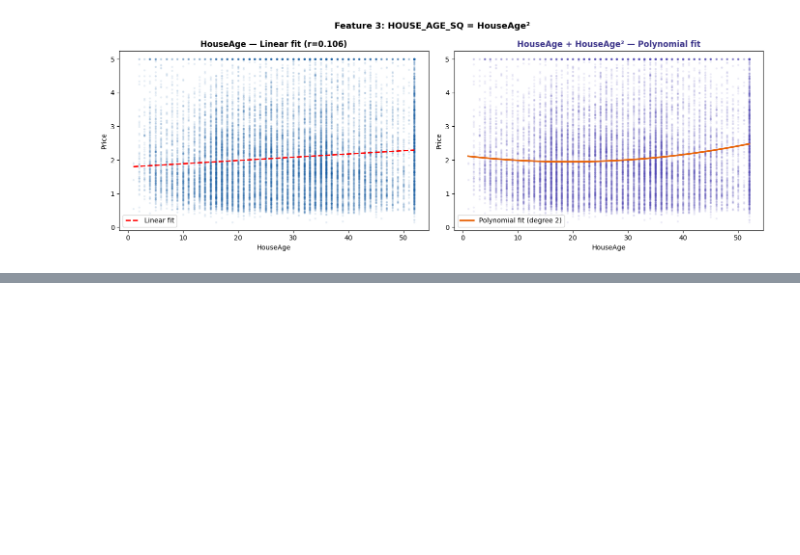
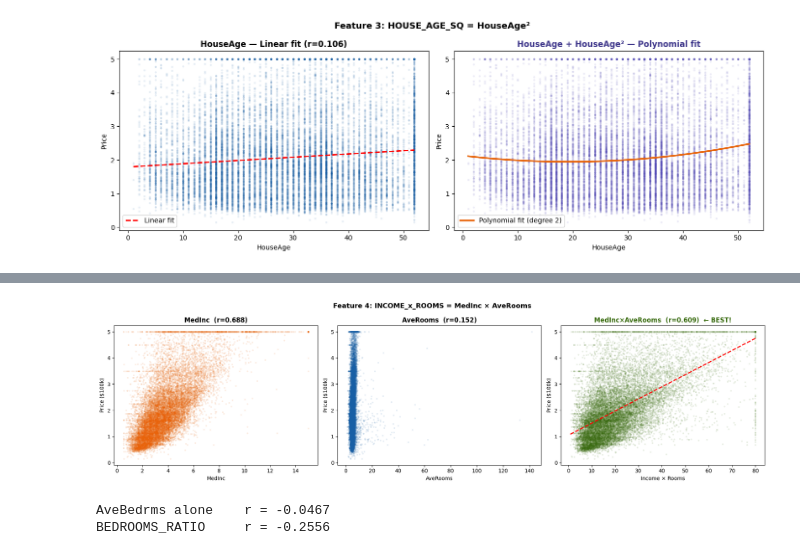
Before and after one commit to MudaserShah/Machine-learning-Projects, a Jupyter notebook: house-price-ml/notebook.ipynb, the cells around one changed output, grey strips where cells are left out. Drawn from its saved outputs; the diff is of its cells as text; code cells hidden in the pictures; blank space fills up the shorter version.

```diff
--- a/house-price-ml/notebook.ipynb
+++ b/house-price-ml/notebook.ipynb
@@ -841,0 +840,46 @@ print(f"MedInc × AveRooms   r = {r_inter:.4f}  ← STRONGEST!")
+# %%
+fig, axes = plt.subplots(1, 3, figsize=(18, 5))
+
+axes[0].scatter(df['MedInc'], df['price'],
+                alpha=0.08, s=5, color='#E8640A')
+axes[0].set_title(f'MedInc  (r={r_inc:.3f})', fontweight='bold')
+axes[0].set_xlabel('MedInc')
+
+axes[1].scatter(df['AveRooms'], df['price'],
+                alpha=0.08, s=5, color='#185FA5')
+axes[1].set_title(f'AveRooms  (r={r_rooms:.3f})', fontweight='bold')
+axes[1].set_xlabel('AveRooms')
+
+inter = df['INCOME_x_ROOMS'].clip(0,80)
+axes[2].scatter(inter, df['price'],
+                alpha=0.08, s=5, color='#3B6D11')
+z3 = np.polyfit(inter, df['price'], 1)
+xl3 = np.linspace(inter.min(), inter.max(), 200)
+axes[2].plot(xl3, np.poly1d(z3)(xl3), 'r--', lw=2)
+axes[2].set_title(f'MedInc×AveRooms  (r={r_inter:.3f})  ← BEST!',
+                  fontweight='bold', color='#3B6D11')
+axes[2].set_xlabel('Income × Rooms')
+
+for ax in axes:
+    ax.set_ylabel('Price ($100k)')
+
+plt.suptitle('Feature 4: INCOME_x_ROOMS = MedInc × AveRooms',
+             fontsize=13, fontweight='bold')
+plt.tight_layout()
+plt.show()
+# %% [output]
+[figure, added]
+# %%
+# Formula: AveBedrms / AveRooms
+# Why: House with many bedrooms relative to total rooms
+#      = more family-oriented = different price pattern
+
+df['BEDROOMS_RATIO'] = df['AveBedrms'] / df['AveRooms']
+
+r_bed   = df['AveBedrms'].corr(df['price'])
+r_ratio = df['BEDROOMS_RATIO'].corr(df['price'])
+print(f"AveBedrms alone    r = {r_bed:.4f}")
+print(f"BEDROOMS_RATIO     r = {r_ratio:.4f}")
+# %% [output]
+AveBedrms alone    r = -0.0467
+BEDROOMS_RATIO     r = -0.2556
```
Also changed, not shown: parts of 5 cells of this notebook.
